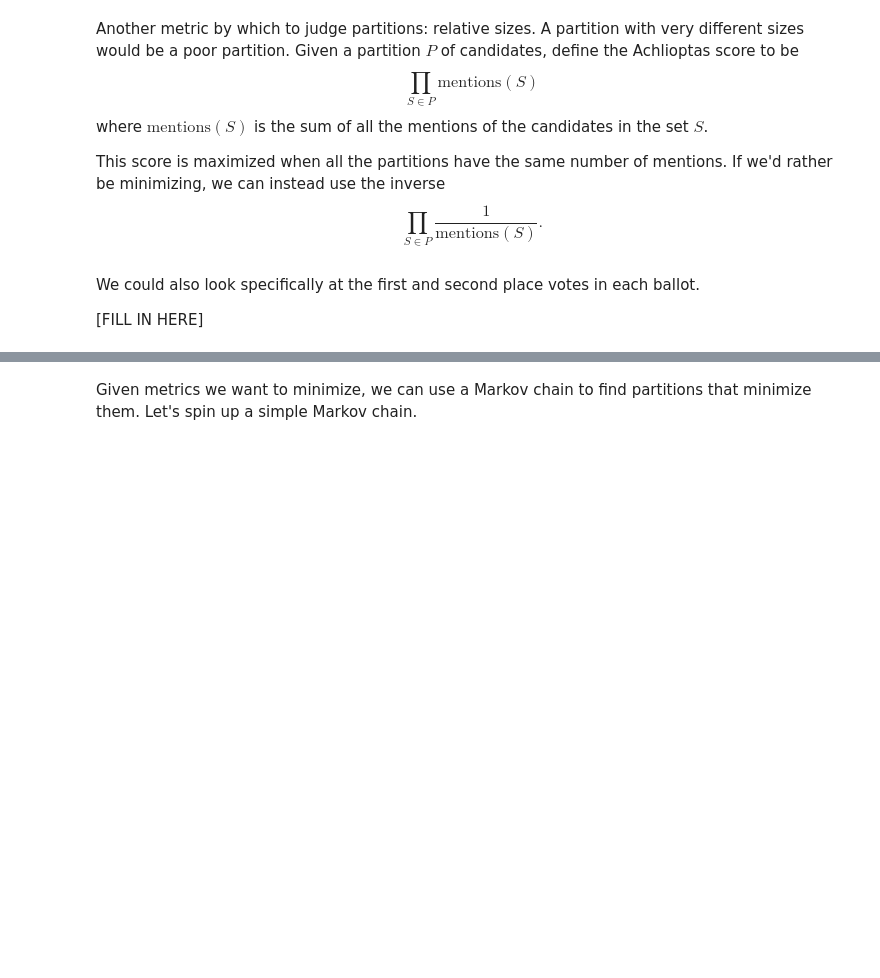
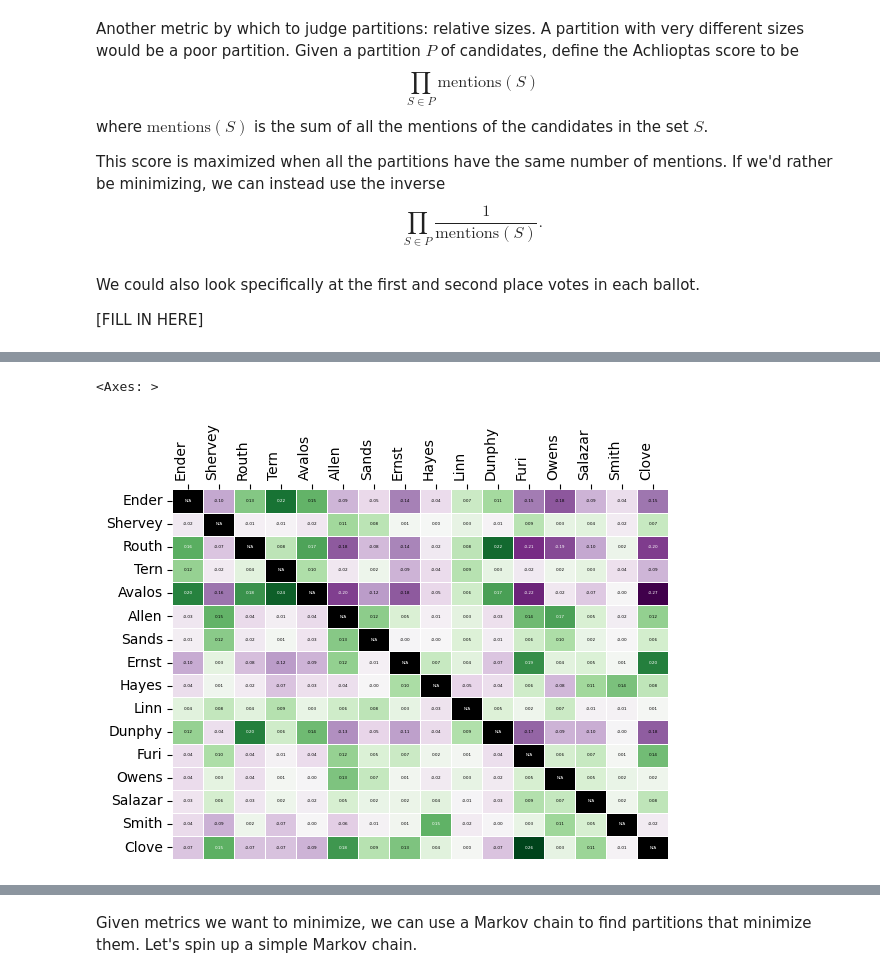
Before and after one commit to mcontrerassc/candidate_matrices, a Jupyter notebook: candidate_ordering.ipynb, the cells around one changed output, grey strips where cells are left out. Cells and saved outputs as stored; diff of their text form; code cells hidden in the pictures; blank space fills up the shorter version.

```diff
--- a/candidate_ordering.ipynb
+++ b/candidate_ordering.ipynb
@@ -118,3 +178,6 @@ adjacencies = adjacencies + adjacencies.T
+# %%
+# computes the matrix
+bm  = boost_matrix(profile, candidates = all_cands_sorted_by_mentions)
 # %%
 show_matrix(adjacencies)
 # %% [output]
@@ -170,0 +429,10 @@ We could also look specifically at the first and second place votes in each ball
+# %%
+labels_reordered = [all_last_names[i] for i in best_order[9][1]]
+bm_reordered = bm[np.ix_(best_order[9][1], best_order[9][1])]
+# Plot the reordered matrix
+matrix_heatmap(bm_reordered, row_labels=labels_reordered,
+               column_labels=labels_reordered,
+               row_label_rotation=0, column_label_rotation=90)
+# %% [output]
+<Axes: >
+[figure, added]
```
Also changed, not shown: parts of 32 cells of this notebook.
